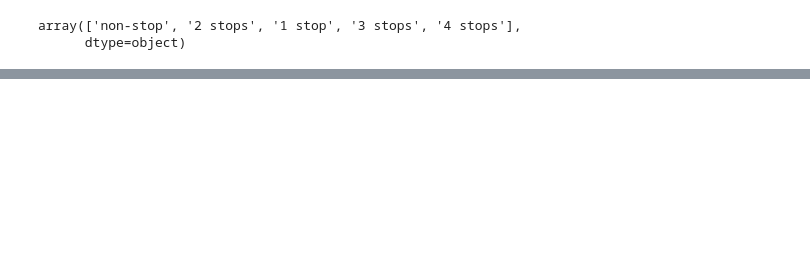
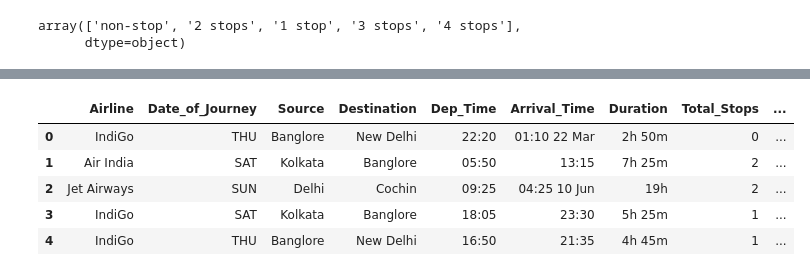
Before and after one commit to skfkeh/MachineLearning_proj, a Jupyter notebook: ditto/secondproject.ipynb, the cells around one changed output, grey strips where cells are left out. Cells and saved outputs as stored; diff of their text form; code cells hidden in the pictures; blank space fills up the shorter version.

```diff
--- a/ditto/secondproject.ipynb
+++ b/ditto/secondproject.ipynb
@@ -373,0 +360,19 @@ Name: Total_Stops, Length: 10683, dtype: object
+# %%
+import datetime
+
+days = ['MON', 'TUE', 'WEN', 'THU', 'FRI', 'SAT', 'SUN']
+
+# print(days[df.Date_of_Journey.weekday()])
+# %%
+def chg_date(txt):
+  return days[int(txt.split('/')[1])]
+
+df.Date_of_Journey = df.Date_of_Journey.apply(chg_date)
+df.head()
+# %% [output]
+|  | Airline | Date_of_Journey | Source | Destination | Dep_Time | Arrival_Time | Duration | Total_Stops | ... |
+| 0 | IndiGo | THU | Banglore | New Delhi | 22:20 | 01:10 22 Mar | 2h 50m | 0 | ... |
+| 1 | Air India | SAT | Kolkata | Banglore | 05:50 | 13:15 | 7h 25m | 2 | ... |
+| 2 | Jet Airways | SUN | Delhi | Cochin | 09:25 | 04:25 10 Jun | 19h | 2 | ... |
+| 3 | IndiGo | SAT | Kolkata | Banglore | 18:05 | 23:30 | 5h 25m | 1 | ... |
+| 4 | IndiGo | THU | Banglore | New Delhi | 16:50 | 21:35 | 4h 45m | 1 | ... |
```
Also changed, not shown: parts of 24 cells of this notebook, 5 other files.
